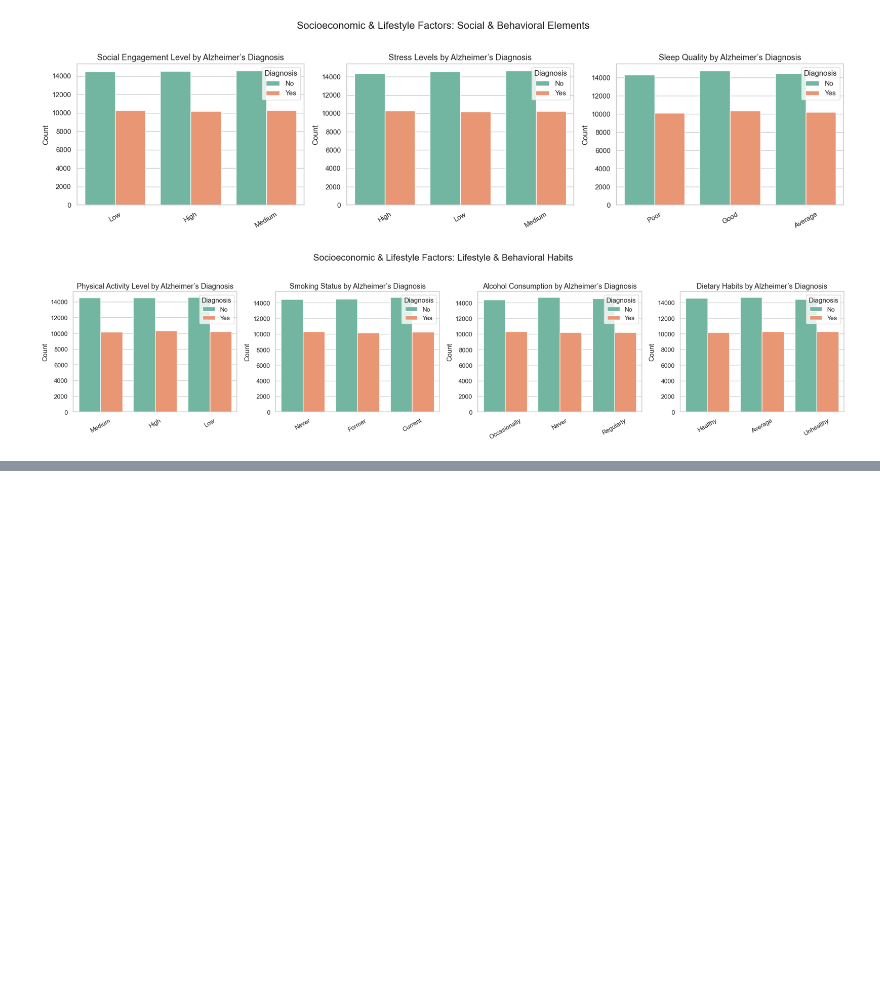
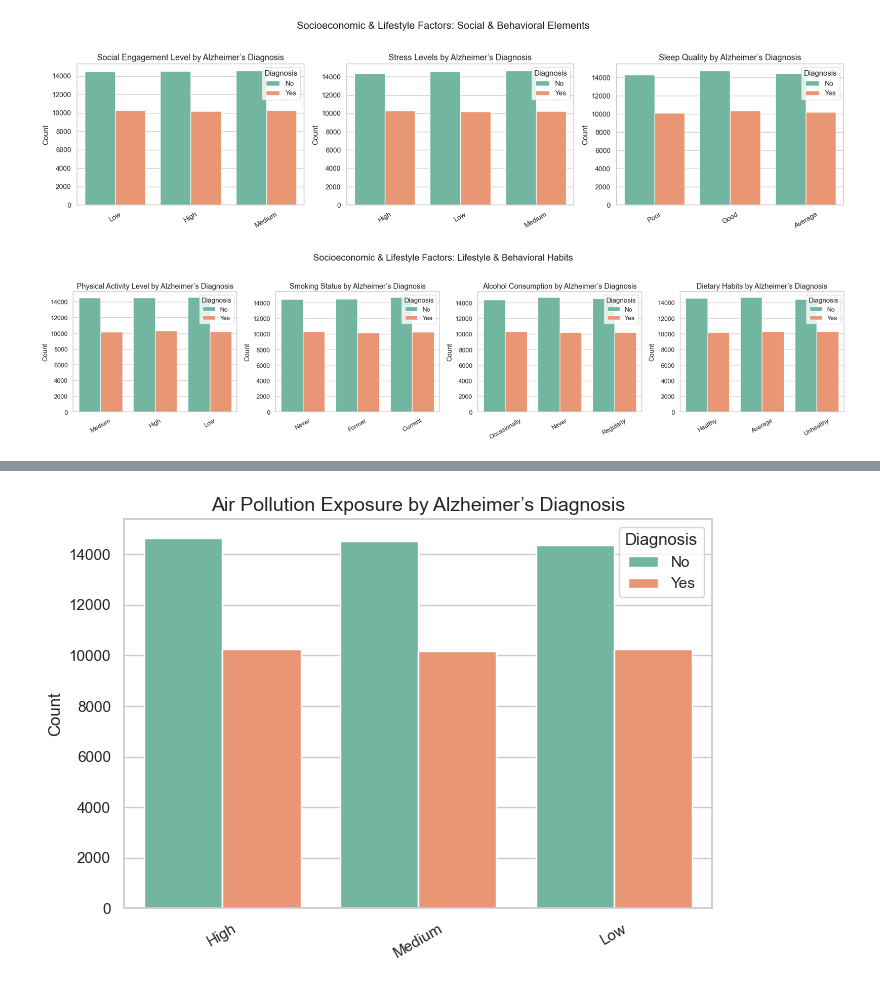
Before and after one commit to ileontios03/EPL448_Project, a Jupyter notebook: eda.ipynb, the cells around one changed output, grey strips where cells are left out. Drawn from its saved outputs; the diff is of its cells as text; code cells hidden in the pictures; blank space fills up the shorter version.

```diff
--- a/eda.ipynb
+++ b/eda.ipynb
@@ -359,0 +382,14 @@ plt.show()
+# %%
+# Environmental Risk Factor
+sns.set(style="whitegrid")
+plt.figure(figsize=(7, 5))
+sns.countplot(data=df, x='Air Pollution Exposure', hue='Alzheimer’s Diagnosis', palette='Set2')
+plt.title('Air Pollution Exposure by Alzheimer’s Diagnosis', fontsize=14)
+plt.xlabel('')
+plt.ylabel('Count')
+plt.xticks(rotation=30)
+plt.legend(title='Diagnosis')
+plt.tight_layout()
+plt.show()
+# %% [output]
+[figure, added]
```
Also changed, not shown: parts of 2 cells of this notebook.
